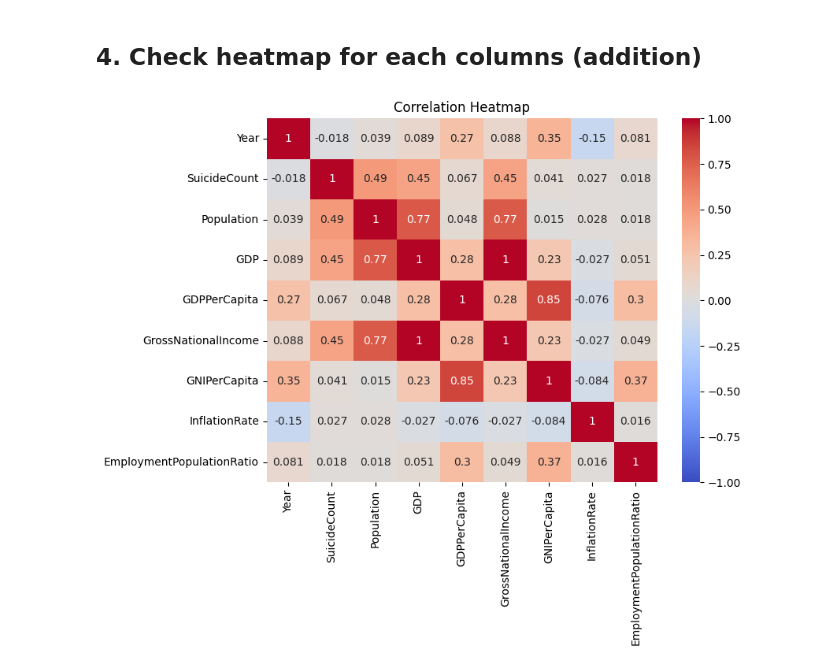
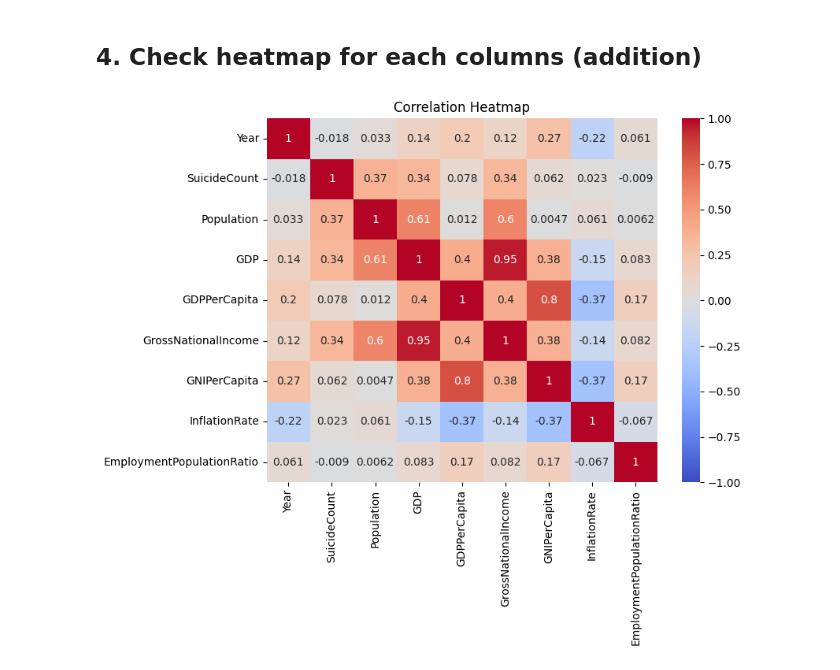
Before and after one commit to maschenyy/Pacmann_Data_Visualization_Wrangling, a Jupyter notebook: code_cleansing.ipynb, the cells around one changed output. Cells and saved outputs as stored; diff of their text form; code cells hidden in the pictures.

```diff
--- a/code_cleansing.ipynb
+++ b/code_cleansing.ipynb
@@ -972,12 +901,12 @@ df_copy.to_csv('cleaned_suicide_rates_1990-2022.csv', index=False)
 ## 4. Check heatmap for each columns (addition)
 # %%
 # Calculate the correlation matrix
-corr_matrix = df_copy.corr()
+corr_matrix = df_copy.corr(method = 'kendall')
 
 # Create the heatmap
 plt.figure(figsize=(8, 6))
 sns.heatmap(corr_matrix, annot=True, cmap='coolwarm', vmin=-1, vmax=1)
 plt.title('Correlation Heatmap')
 plt.show()
 # %% [output]
-[figure, old version]
+[figure, new version]
```
Also changed, not shown: parts of 4 cells of this notebook, 2 other files.
